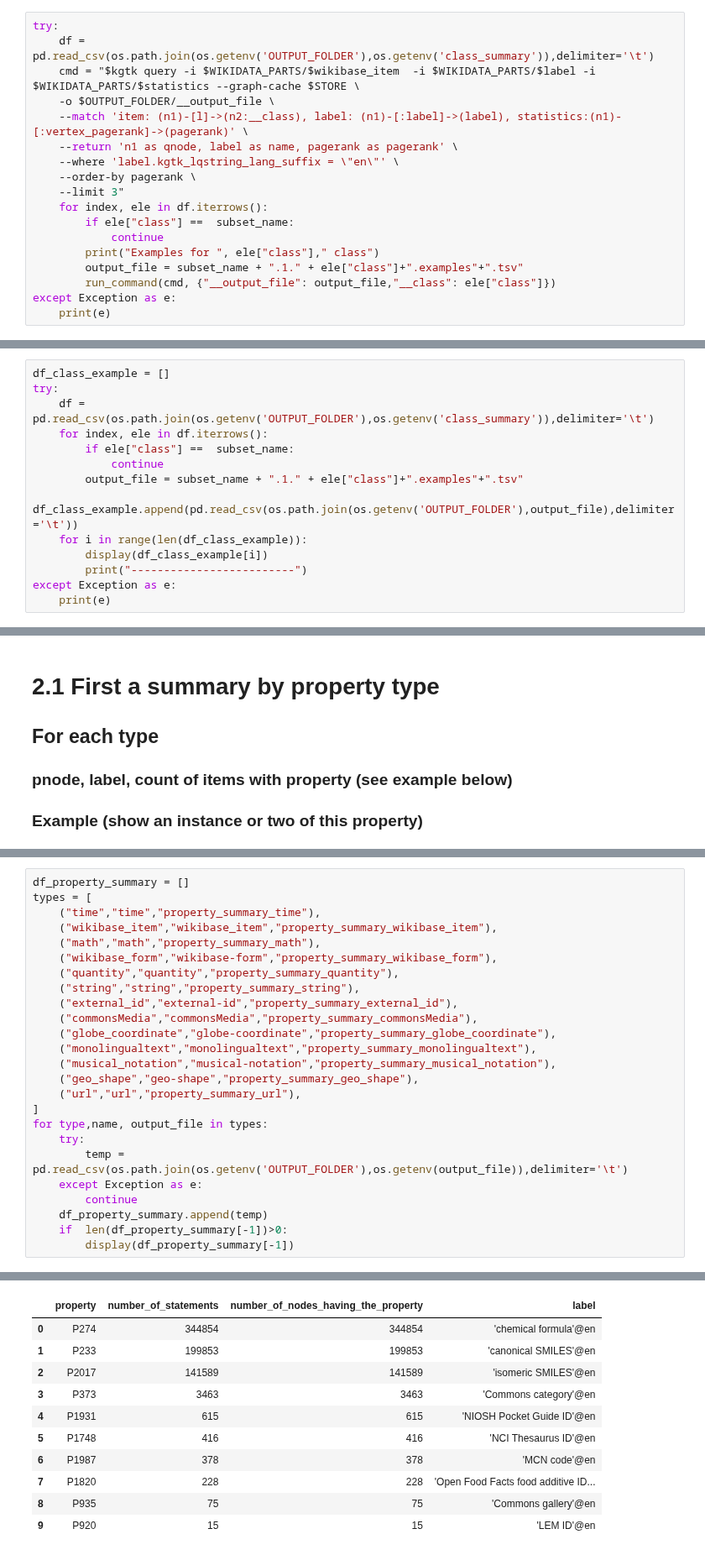
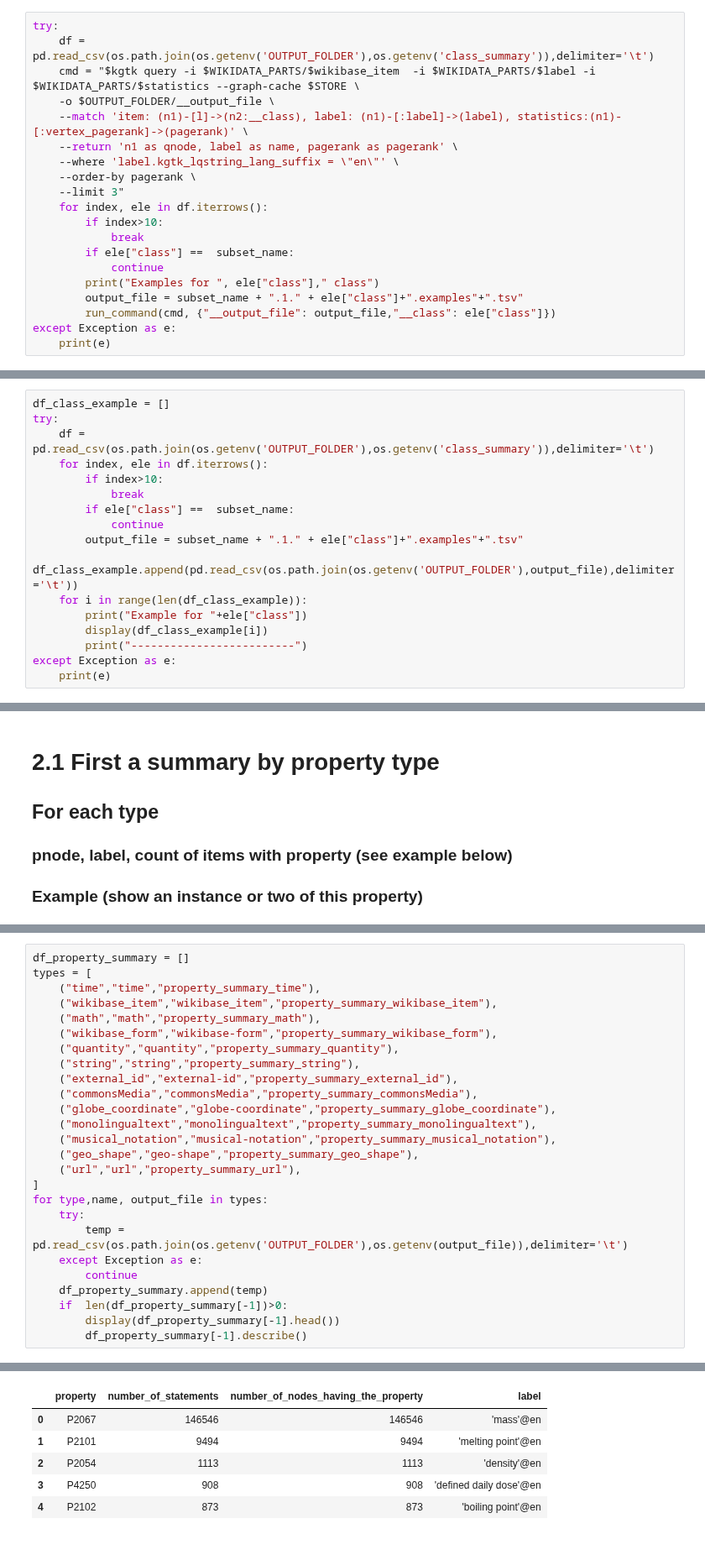
Before and after one commit to usc-isi-i2/kgtk, a Jupyter notebook: examples/Example_9-Wikidata_Subset_Statistics_.ipynb, the cells around one changed output, grey strips where cells are left out. Shown at 84% size. Drawn from its saved outputs; the diff is of its cells as text.

```diff
--- a/examples/Example_9-Wikidata_Subset_Statistics_.ipynb
+++ b/examples/Example_9-Wikidata_Subset_Statistics_.ipynb
@@ -221,6 +269,8 @@ try:
     --order-by pagerank \
     --limit 3"
     for index, ele in df.iterrows():
+        if index>10:
+            break
         if ele["class"] ==  subset_name:
             continue
         print("Examples for ", ele["class"]," class")
@@ -251,11 +301,14 @@ df_class_example = []
 try:
     df = pd.read_csv(os.path.join(os.getenv('OUTPUT_FOLDER'),os.getenv('class_summary')),delimiter='\t')
     for index, ele in df.iterrows():
+        if index>10:
+            break
         if ele["class"] ==  subset_name:
             continue
         output_file = subset_name + ".1." + ele["class"]+".examples"+".tsv"
         df_class_example.append(pd.read_csv(os.path.join(os.getenv('OUTPUT_FOLDER'),output_file),delimiter='\t'))
     for i in range(len(df_class_example)):
+        print("Example for "+ele["class"])
         display(df_class_example[i])
         print("-------------------------")
 except Exception as e:
@@ -368,7 +425,8 @@ for type,name, output_file in types:
         continue
     df_property_summary.append(temp)
     if  len(df_property_summary[-1])>0:
-        display(df_property_summary[-1])
+        display(df_property_summary[-1].head())
+        df_property_summary[-1].describe()
 # %% [output]
 |  | property | number_of_statements | number_of_nodes_having_the_property | label |
 | 0 | P575 | 20 | 20 | 'time of discovery or invention'@en |
@@ -390,12 +443,7 @@ for type,name, output_file in types:
 |  | property | number_of_statements | number_of_nodes_having_the_property | label |
-| 0 | P274 | 344854 | 344854 | 'chemical formula'@en |
-| 1 | P233 | 199853 | 199853 | 'canonical SMILES'@en |
-| 2 | P2017 | 141589 | 141589 | 'isomeric SMILES'@en |
-| 3 | P373 | 3463 | 3463 | 'Commons category'@en |
-| 4 | P1931 | 615 | 615 | 'NIOSH Pocket Guide ID'@en |
-| 5 | P1748 | 416 | 416 | 'NCI Thesaurus ID'@en |
-| 6 | P1987 | 378 | 378 | 'MCN code'@en |
-| 7 | P1820 | 228 | 228 | 'Open Food Facts food additive ID... |
-| 8 | P935 | 75 | 75 | 'Commons gallery'@en |
-| 9 | P920 | 15 | 15 | 'LEM ID'@en |
+| 0 | P2067 | 146546 | 146546 | 'mass'@en |
+| 1 | P2101 | 9494 | 9494 | 'melting point'@en |
+| 2 | P2054 | 1113 | 1113 | 'density'@en |
+| 3 | P4250 | 908 | 908 | 'defined daily dose'@en |
+| 4 | P2102 | 873 | 873 | 'boiling point'@en |
 |  | property | number_of_statements | number_of_nodes_having_the_property | label |
```
Also changed, not shown: parts of 31 cells of this notebook.
